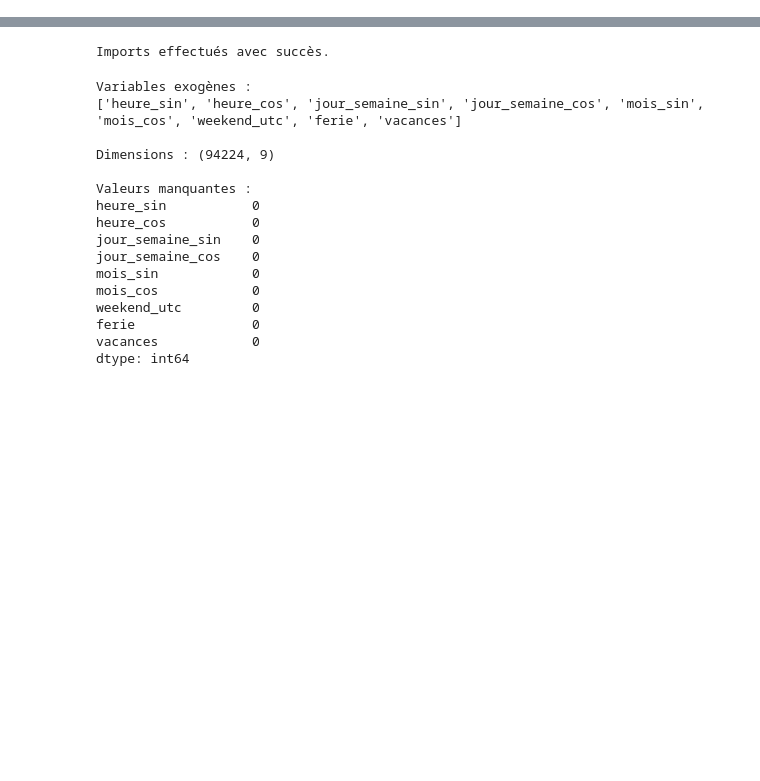
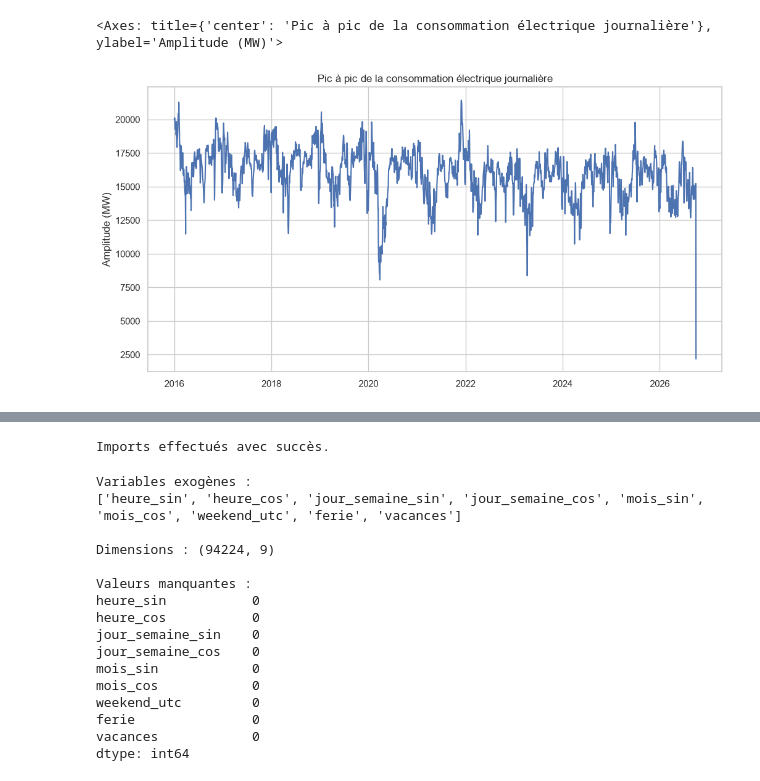
Before and after one commit to LeStolz/ConsommationElectrique, a Jupyter notebook: notebooks/03_sarimax.ipynb, the cells around one changed output, grey strips where cells are left out. Saved outputs shown, nothing was run; the diff lists cells and outputs as text; code cells hidden in the pictures; blank space fills up the shorter version.

```diff
--- a/notebooks/03_sarimax.ipynb
+++ b/notebooks/03_sarimax.ipynb
@@ -0,0 +95,13 @@
+# %%
+daily_amplitude = (
+    resultat.seasonal.groupby(resultat.seasonal.index.date)
+    .agg(lambda x: x.max() - x.min())
+)
+
+daily_amplitude.plot(
+    title="Pic à pic de la consommation électrique journalière",
+    ylabel="Amplitude (MW)"
+)
+# %% [output]
+<Axes: title={'center': 'Pic à pic de la consommation électrique journalière'}, ylabel='Amplitude (MW)'>
+[figure, added]
```
Also changed, not shown: parts of 9 cells of this notebook, 4 other files.
